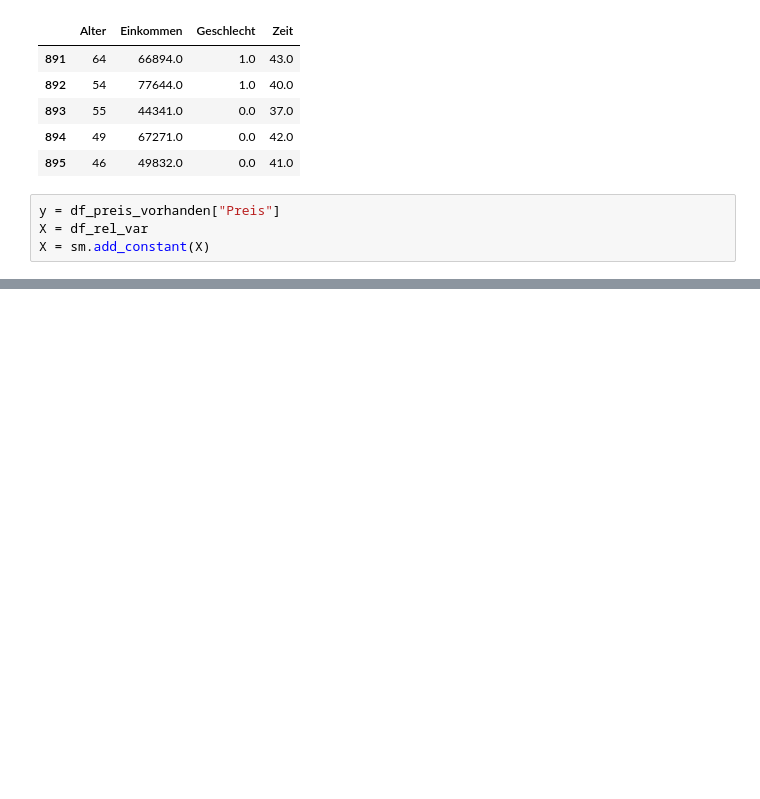
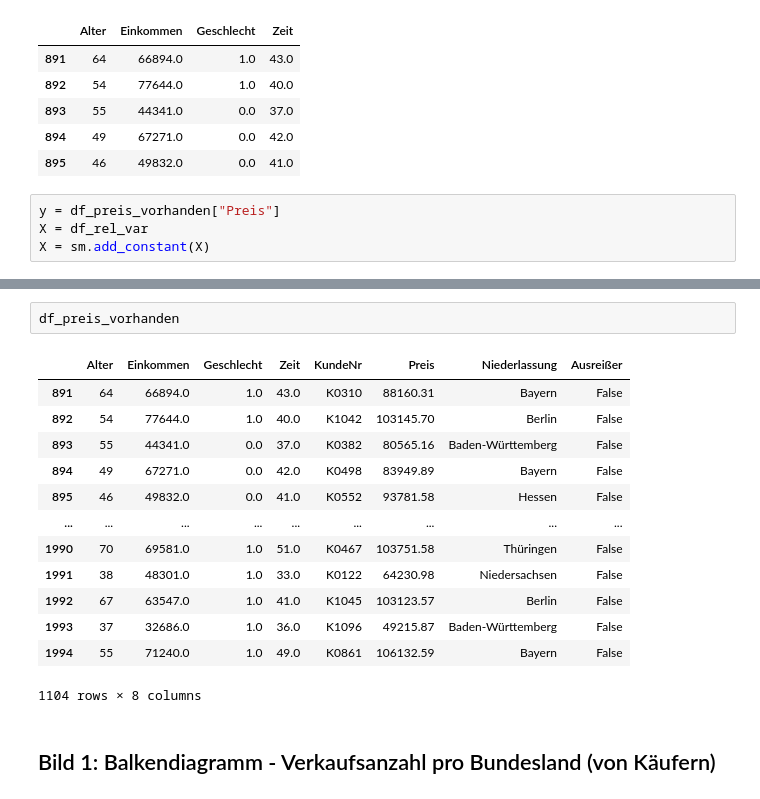
Before and after one commit to Kkilka422/final_projectSS24_Group2, a Jupyter notebook: Hauptdatei.ipynb, the cells around one changed output, grey strips where cells are left out. Drawn from its saved outputs; the diff is of its cells as text; blank space fills up the shorter version.

```diff
--- a/Hauptdatei.ipynb
+++ b/Hauptdatei.ipynb
@@ -417,0 +418,18 @@ dtype: float64
+# %%
+df_preis_vorhanden
+# %% [output]
+|  | Alter | Einkommen | Geschlecht | Zeit | KundeNr | Preis | Niederlassung | Ausreißer |
+| 891 | 64 | 66894.0 | 1.0 | 43.0 | K0310 | 88160.31 | Bayern | False |
+| 892 | 54 | 77644.0 | 1.0 | 40.0 | K1042 | 103145.70 | Berlin | False |
+| 893 | 55 | 44341.0 | 0.0 | 37.0 | K0382 | 80565.16 | Baden-Württemberg | False |
+| 894 | 49 | 67271.0 | 0.0 | 42.0 | K0498 | 83949.89 | Bayern | False |
+| 895 | 46 | 49832.0 | 0.0 | 41.0 | K0552 | 93781.58 | Hessen | False |
+| ... | ... | ... | ... | ... | ... | ... | ... | ... |
+| 1990 | 70 | 69581.0 | 1.0 | 51.0 | K0467 | 103751.58 | Thüringen | False |
+| 1991 | 38 | 48301.0 | 1.0 | 33.0 | K0122 | 64230.98 | Niedersachsen | False |
+| 1992 | 67 | 63547.0 | 1.0 | 41.0 | K1045 | 103123.57 | Berlin | False |
+| 1993 | 37 | 32686.0 | 1.0 | 36.0 | K1096 | 49215.87 | Baden-Württemberg | False |
+| 1994 | 55 | 71240.0 | 1.0 | 49.0 | K0861 | 106132.59 | Bayern | False |
+1104 rows × 8 columns
+# %% [markdown]
+## Bild 1: Balkendiagramm - Verkaufsanzahl pro Bundesland (von Käufern)
```
Also changed, not shown: parts of 27 cells of this notebook.
